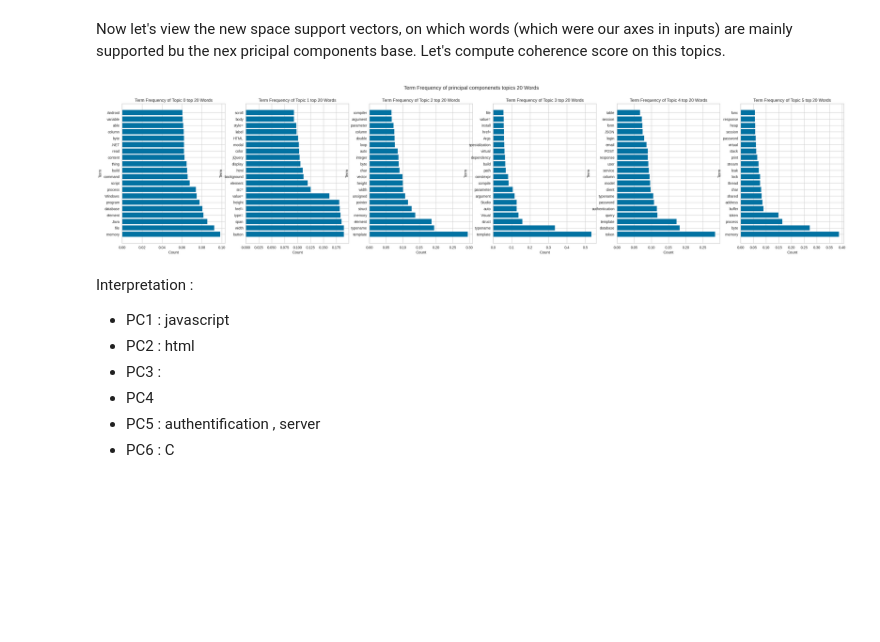
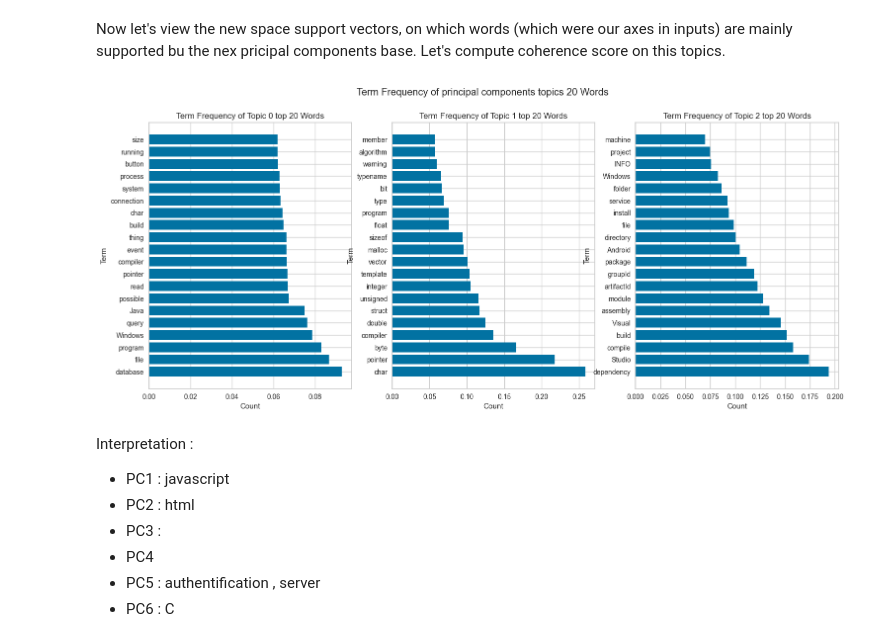
Before and after one commit to CYaiche/nlp_topic-modelling, a Jupyter notebook: unsupervised.ipynb, the cells around one changed output. Drawn from its saved outputs; the diff is of its cells as text; code cells hidden in the pictures; blank space fills up the shorter version.

```diff
--- a/unsupervised.ipynb
+++ b/unsupervised.ipynb
@@ -64,9 +59,9 @@ sto_corpus_tags = np.load(output_dir + "corpus_tags.npy",allow_pickle=True)
 # %%
 
-# Check sto_corpus only contains strings :
-if isinstance(sto_corpus, Iterable) and not isinstance(sto_corpus, str):
-    for doc in sto_corpus :
-        if not all([ isinstance(word,str) for word in doc]):
+# Check sto_body only contains strings :
+if isinstance(sto_body, Iterable) and not isinstance(sto_body, str):
+    for doc in sto_body :
+        if not all(isinstance(word,str) for word in doc):
           print(doc)
     # raise TypeError("Make sure that the iterable only contains strings.")
 # %% [markdown]
@@ -82,9 +77,12 @@ print(sto_titles.shape)
 # %%
-# only take sample for further computation
-NB_DOCS = 2000
-s_corpus_core = sto_corpus[:NB_DOCS]
-s_tags   = sto_corpus_tags[:NB_DOCS]
-s_titles = sto_titles[:NB_DOCS]
+# # only take sample for further computation
+# NB_DOCS = 2000
+# s_corpus_core = sto_body[:NB_DOCS]
+# s_tags   = sto_corpus_tags[:NB_DOCS]
+# s_titles = sto_titles[:NB_DOCS]
+s_corpus_core = sto_body
+s_tags   = sto_corpus_tags
+s_titles = sto_titles
 # %% [markdown]
 Let's concatenate title and corpus of each document for unsupervised learning.
 # %%
@@ -217,7 +221,7 @@ plt.show()
 # %% [output]
 [figure]
 # %%
-print(svd.explained_variance_ratio_[:1100].sum())
-NB_COMPOSANTES = 1100
-print(NB_COMPOSANTES/ X_sparse.shape[1] *100)
+NB_COMPONENTS = 1100
+print(f"Percentage of ratio explained with {NB_COMPONENTS} components: {svd.explained_variance_ratio_[:1100].sum() *100 } %" )
+print(NB_COMPONENTS/ X_sparse.shape[1] *100)
 # %% [output]
@@ -226 +230,6 @@ print(NB_COMPOSANTES/ X_sparse.shape[1] *100)
+# %%
+# Perform Truncated SVD (similar to PCA) on the sparse matrix
+svd = TruncatedSVD(n_components=NB_COMPONENTS, n_iter=7, random_state=33)
+svd.fit(X_sparse)
+X_svd = svd.transform(X_sparse)
 # %% [markdown]
@@ -307,38 +317,37 @@ def plot_main_words_per_topics(topics_idx, topics_weight, dic):
         data = {
                 "term" : topics_words[i],
                 "term_weight" : topics_weight[i]
             }
         words.append(pd.DataFrame([data]))
 
-    term_freq_df =  pd.concat(words)
-    return term_freq_df
+    return pd.concat(words)
 
 
 
 
 N = 20
 term_freq_df = []
-NB_TOPICS = 6
+NB_TOPICS = 3
 for i, component in enumerate(svd.components_[:NB_TOPICS]):
     topics_idx = component.argsort()[::-1][:N]  # Get the indices of the top 10 features
     topics_weight = np.sort(component)[::-1][:N]
     term_freq_df.append(plot_main_words_per_topics(topics_idx, topics_weight, id2word))
 
 fig , axs = plt.subplots(1,NB_TOPICS,figsize=(6*NB_TOPICS,7))
 for k in range(NB_TOPICS) :
     df = term_freq_df[k]
     # axs[k].clf()
     axs[k].barh(
         df['term'],
         df['term_weight']
     )
     axs[k].set_xlabel("Count")
     axs[k].set_ylabel("Term")
     axs[k].set_title(f"Term Frequency of Topic {k} top {N} Words")
-fig.suptitle(f"Term Frequency of principal componenets topics {N} Words")
+fig.suptitle(f"Term Frequency of principal components topics {N} Words")
 plt.show()
 # %% [output]
-[figure, old version]
+[figure, new version]
 # %% [markdown]
 Interpretation :
 - PC1 : javascript
```
Also changed, not shown: parts of 39 cells of this notebook, 3 other files.
